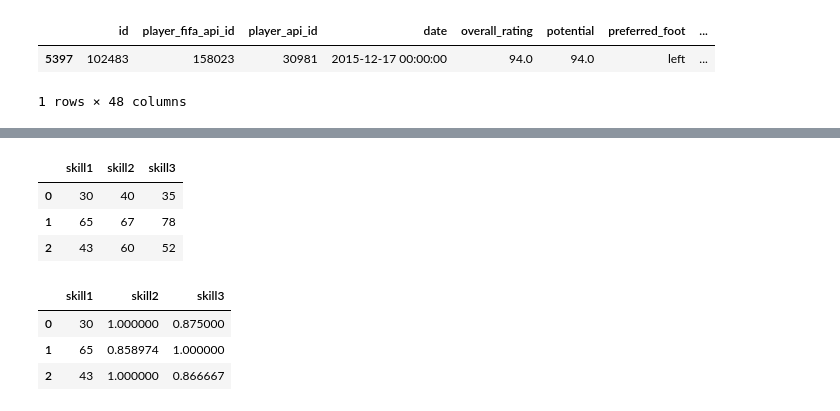
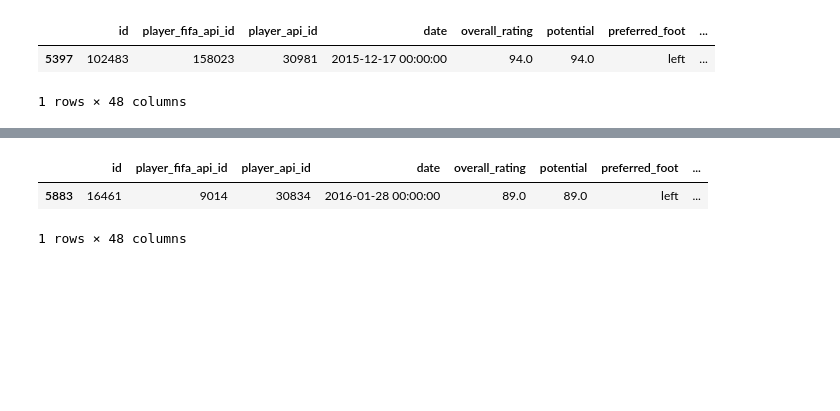
Before and after one commit to tristanmsct/dashfoot, a Jupyter notebook: exploration.ipynb, the cells around one changed output, grey strips where cells are left out. Cells and saved outputs as stored; diff of their text form; code cells hidden in the pictures; blank space fills up the shorter version.

```diff
--- a/exploration.ipynb
+++ b/exploration.ipynb
@@ -383,15 +366,0 @@ df_player.iloc[:, 9:-6]
-# %%
-df = pd.DataFrame(
-    [
-        [30, 40, 35],
-        [65, 67, 78],
-        [43, 60, 52]
-    ],
-    columns=['skill1', 'skill2', 'skill3']
-)
-df
-# %% [output]
-|  | skill1 | skill2 | skill3 |
-| 0 | 30 | 40 | 35 |
-| 1 | 65 | 67 | 78 |
-| 2 | 43 | 60 | 52 |
@@ -400,7 +367,6 @@ df.iloc[:, 1:] = df.iloc[:, 1:].apply(lambda row: row / max(row), axis=1)
-# %%
-df
-# %% [output]
-|  | skill1 | skill2 | skill3 |
-| 0 | 30 | 1.000000 | 0.875000 |
-| 1 | 65 | 0.858974 | 1.000000 |
-| 2 | 43 | 1.000000 | 0.866667 |
+# %%
+pd.DataFrame(df_player.iloc[5231]).T
+# %% [output]
+|  | id | player_fifa_api_id | player_api_id | date | overall_rating | potential | preferred_foot | ... |
+| 5883 | 16461 | 9014 | 30834 | 2016-01-28 00:00:00 | 89.0 | 89.0 | left | ... |
+1 rows × 48 columns
```
Also changed, not shown: parts of 55 cells of this notebook, 1 other file.
